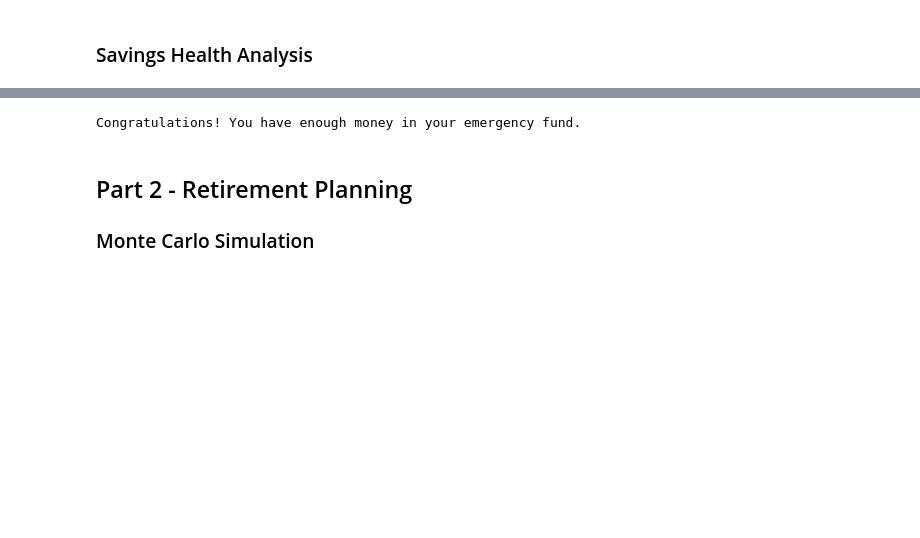
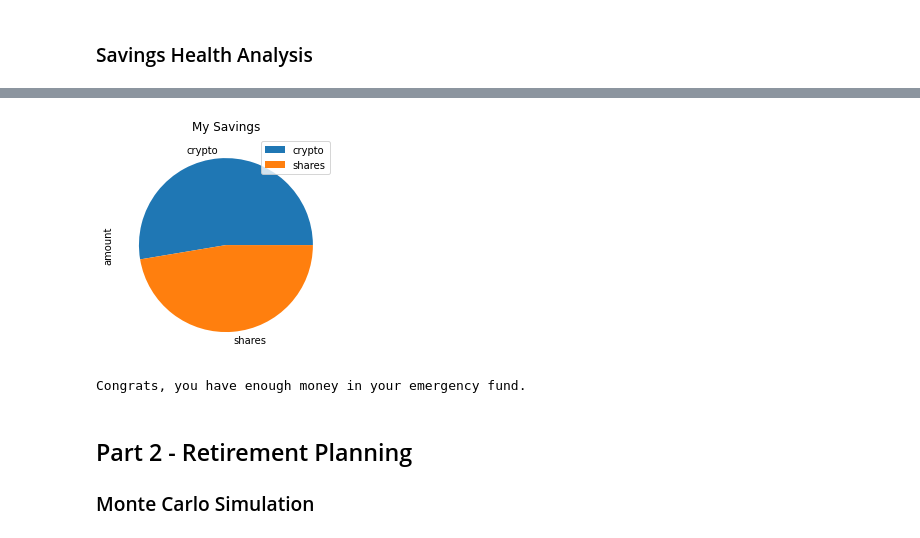
Before and after one commit to AF0428/HW-5-API-Financial-Planning, a Jupyter notebook: Starter_Code/financial-planner.ipynb, the cells around one changed output, grey strips where cells are left out. Saved outputs shown, nothing was run; the diff lists cells and outputs as text; code cells hidden in the pictures; blank space fills up the shorter version.

```diff
--- a/Starter_Code/financial-planner.ipynb
+++ b/Starter_Code/financial-planner.ipynb
@@ -141,14 +138,24 @@ display(df_savings)
-# %%
-# Set ideal emergency fund
-emergency_fund = monthly_income * 3
-
-# Calculate total amount of savings
-# YOUR CODE HERE!
-
-# Validate saving health
-# YOUR CODE HERE!
-# %% [output]
-Congratulations! You have enough money in your emergency fund.
+# %%
+# Plot savings pie chart
+plot = df_savings.plot(kind = 'pie',title = 'My Savings', y = 'amount')
+# %% [output]
+[figure, added]
+# %%
+# Set ideal emergency fund
+emergency_fund = monthly_household_income * 3
+
+# Calculate total amount of savings
+total_savings = my_agg_value+btc_value+eth_value+my_spy_value
+
+# Validate saving health
+if total_savings > emergency_fund:
+    print(f"Congrats, you have enough money in your emergency fund.")
+elif total_savings == emergency_fund:
+    print(f"Congrats, you've reached your financial goal.")
+else:
+    print(f"Sorry, you've found yourself in a risky situation.")
+# %% [output]
+Congrats, you have enough money in your emergency fund.
 # %% [markdown]
 ## Part 2 - Retirement Planning
 
```
Also changed, not shown: parts of 23 cells of this notebook.
